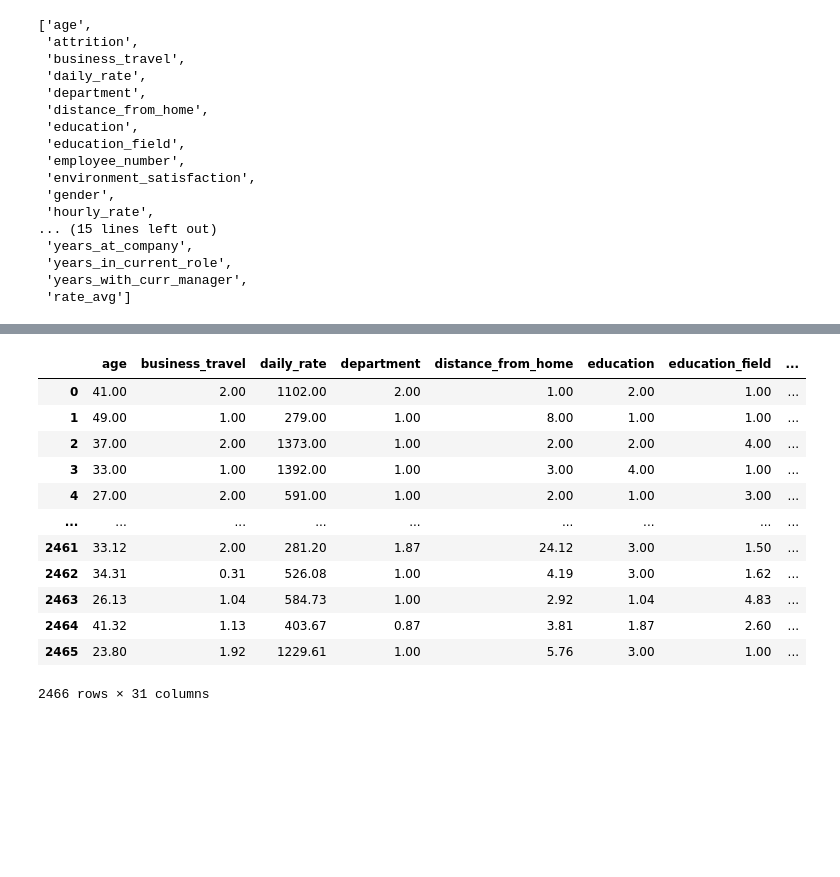
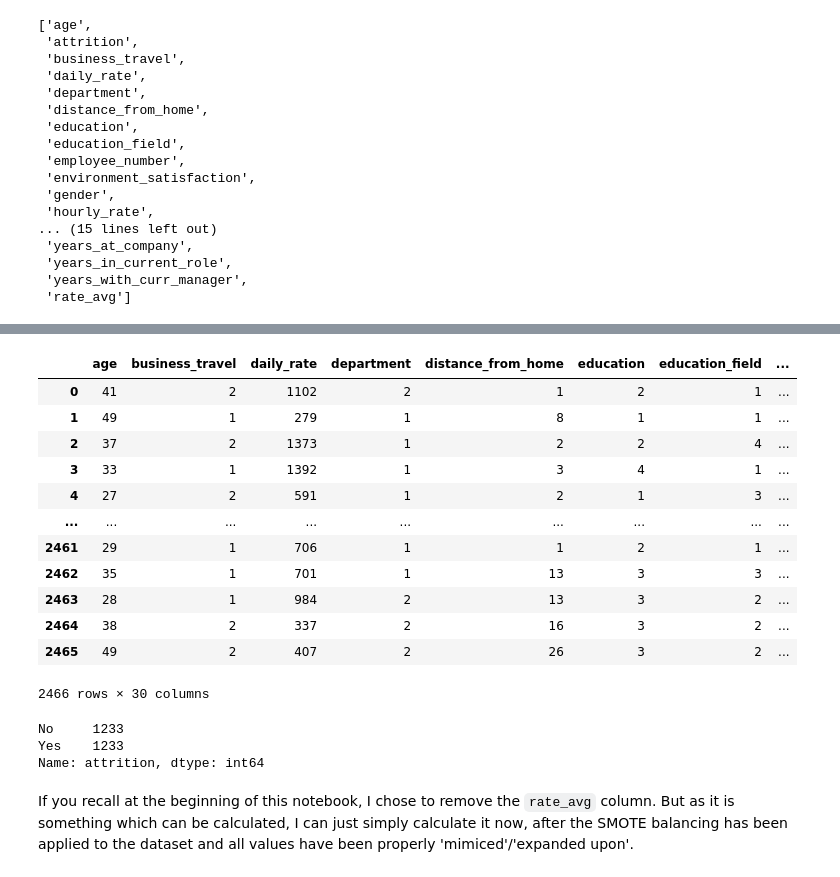
Before and after one commit to afnanrahman/EAFP, a Jupyter notebook: smote_balancing.ipynb, the cells around one changed output, grey strips where cells are left out. Drawn from its saved outputs; the diff is of its cells as text; code cells hidden in the pictures; blank space fills up the shorter version.

```diff
--- a/smote_balancing.ipynb
+++ b/smote_balancing.ipynb
@@ -140,17 +146,30 @@ smote_data
-# %%
-smote_data = smote_data.round(2)
-smote_data.reset_index(drop=True)
-# %% [output]
-|  | age | business_travel | daily_rate | department | distance_from_home | education | education_field | ... |
-| 0 | 41.00 | 2.00 | 1102.00 | 2.00 | 1.00 | 2.00 | 1.00 | ... |
-| 1 | 49.00 | 1.00 | 279.00 | 1.00 | 8.00 | 1.00 | 1.00 | ... |
-| 2 | 37.00 | 2.00 | 1373.00 | 1.00 | 2.00 | 2.00 | 4.00 | ... |
-| 3 | 33.00 | 1.00 | 1392.00 | 1.00 | 3.00 | 4.00 | 1.00 | ... |
-| 4 | 27.00 | 2.00 | 591.00 | 1.00 | 2.00 | 1.00 | 3.00 | ... |
-| ... | ... | ... | ... | ... | ... | ... | ... | ... |
-| 2461 | 33.12 | 2.00 | 281.20 | 1.87 | 24.12 | 3.00 | 1.50 | ... |
-| 2462 | 34.31 | 0.31 | 526.08 | 1.00 | 4.19 | 3.00 | 1.62 | ... |
-| 2463 | 26.13 | 1.04 | 584.73 | 1.00 | 2.92 | 1.04 | 4.83 | ... |
-| 2464 | 41.32 | 1.13 | 403.67 | 0.87 | 3.81 | 1.87 | 2.60 | ... |
-| 2465 | 23.80 | 1.92 | 1229.61 | 1.00 | 5.76 | 3.00 | 1.00 | ... |
-2466 rows × 31 columns
+# %%
+for col in smote_data.columns:
+  smote_data[f'{col}'] = smote_data[f'{col}'].astype(int)
+
+smote_data.loc[smote_data['attrition'] == 1, 'attrition'] = 'Yes'
+smote_data.loc[smote_data['attrition'] == 0, 'attrition'] = 'No'
+# %%
+smote_data
+# %% [output]
+|  | age | business_travel | daily_rate | department | distance_from_home | education | education_field | ... |
+| 0 | 41 | 2 | 1102 | 2 | 1 | 2 | 1 | ... |
+| 1 | 49 | 1 | 279 | 1 | 8 | 1 | 1 | ... |
+| 2 | 37 | 2 | 1373 | 1 | 2 | 2 | 4 | ... |
+| 3 | 33 | 1 | 1392 | 1 | 3 | 4 | 1 | ... |
+| 4 | 27 | 2 | 591 | 1 | 2 | 1 | 3 | ... |
+| ... | ... | ... | ... | ... | ... | ... | ... | ... |
+| 2461 | 29 | 1 | 706 | 1 | 1 | 2 | 1 | ... |
+| 2462 | 35 | 1 | 701 | 1 | 13 | 3 | 3 | ... |
+| 2463 | 28 | 1 | 984 | 2 | 13 | 3 | 2 | ... |
+| 2464 | 38 | 2 | 337 | 2 | 16 | 3 | 2 | ... |
+| 2465 | 49 | 2 | 407 | 2 | 26 | 3 | 2 | ... |
+2466 rows × 30 columns
+# %%
+smote_data['attrition'].value_counts()
+# %% [output]
+No     1233
+Yes    1233
+Name: attrition, dtype: int64
+# %% [markdown]
+If you recall at the beginning of this notebook, I chose to remove the `rate_avg` column. But as it is something which can be calculated, I can just simply calculate it now, after the SMOTE balancing has been applied to the dataset and all values have been properly 'mimiced'/'expanded upon'.
```
Also changed, not shown: parts of 11 cells of this notebook.
